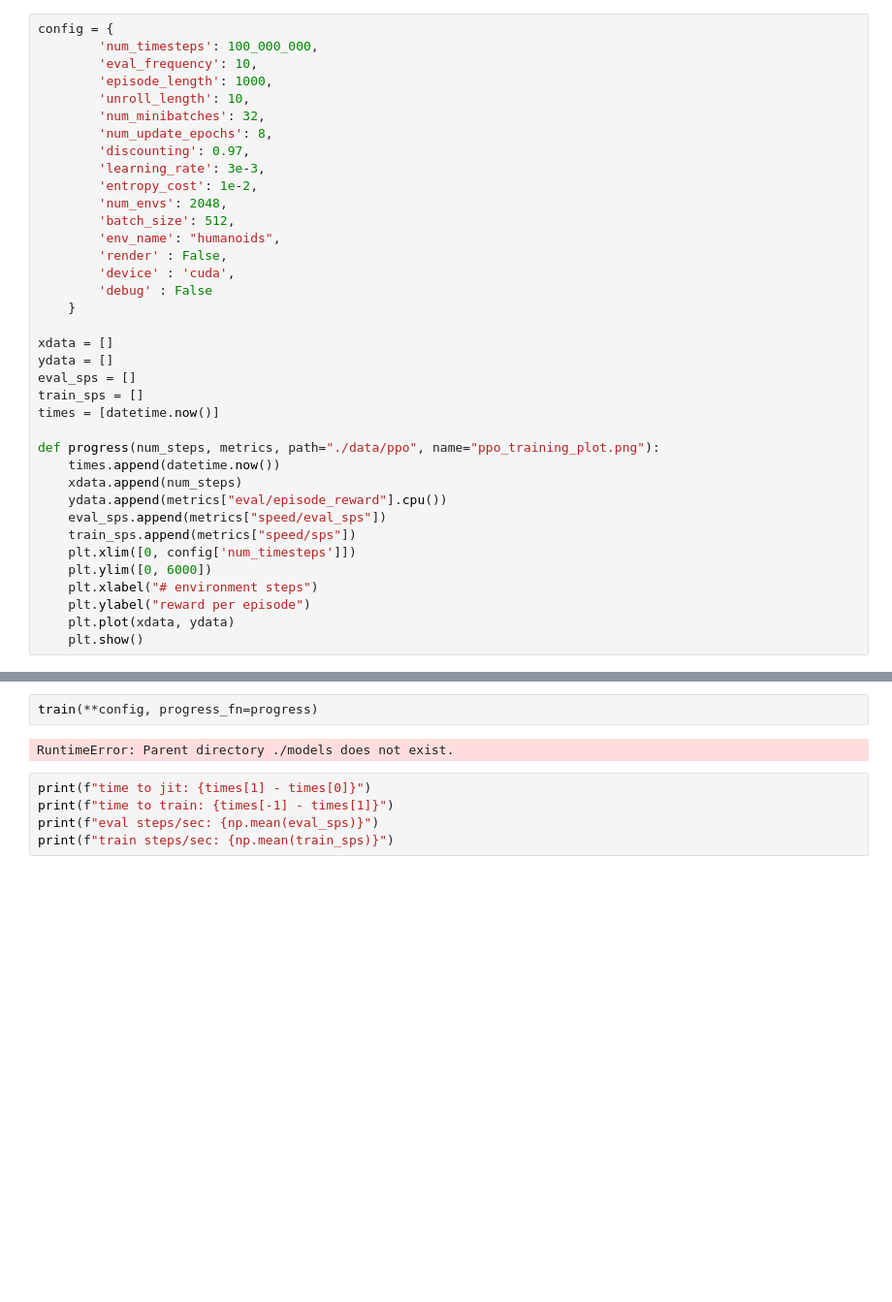
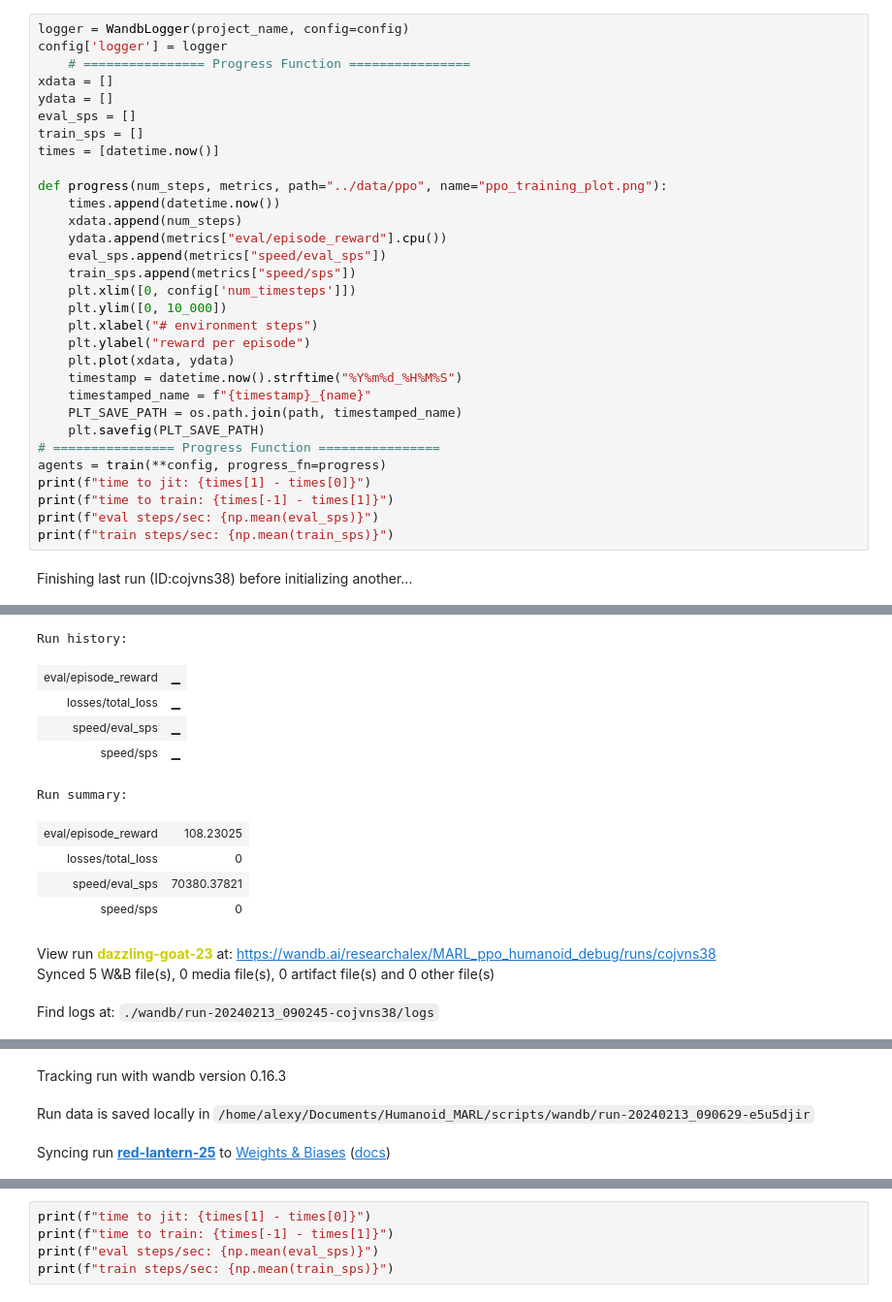
Before and after one commit to Alexyskoutnev/Humanoid_MARL, a Jupyter notebook: scripts/train.ipynb, the cells around one changed output, grey strips where cells are left out. Shown at 97% size. Saved outputs shown, nothing was run; the diff lists cells and outputs as text; blank space fills up the shorter version.

Commit message:
Working notebook training script to train in memory

```diff
--- a/scripts/train.ipynb
+++ b/scripts/train.ipynb
@@ -9,37 +45,33 @@ from Humanoid_MARL.agent.ppo.train_torch import train
 # %%
-config = {
-        'num_timesteps': 100_000_000,
-        'eval_frequency': 10,
-        'episode_length': 1000,
-        'unroll_length': 10,
-        'num_minibatches': 32,
-        'num_update_epochs': 8,
-        'discounting': 0.97,
-        'learning_rate': 3e-3,
-        'entropy_cost': 1e-2,
-        'num_envs': 2048,
-        'batch_size': 512,
-        'env_name': "humanoids",
-        'render' : False,
-        'device' : 'cuda',
-        'debug' : False
-    }
-
+logger = WandbLogger(project_name, config=config)
+config['logger'] = logger
+    # ================ Progress Function ================
 xdata = []
 ydata = []
 eval_sps = []
 train_sps = []
 times = [datetime.now()]
 
-def progress(num_steps, metrics, path="./data/ppo", name="ppo_training_plot.png"):
+def progress(num_steps, metrics, path="../data/ppo", name="ppo_training_plot.png"):
     times.append(datetime.now())
     xdata.append(num_steps)
     ydata.append(metrics["eval/episode_reward"].cpu())
     eval_sps.append(metrics["speed/eval_sps"])
     train_sps.append(metrics["speed/sps"])
     plt.xlim([0, config['num_timesteps']])
-    plt.ylim([0, 6000])
+    plt.ylim([0, 10_000])
     plt.xlabel("# environment steps")
     plt.ylabel("reward per episode")
     plt.plot(xdata, ydata)
-    plt.show()
+    timestamp = datetime.now().strftime("%Y%m%d_%H%M%S")
+    timestamped_name = f"{timestamp}_{name}"
+    PLT_SAVE_PATH = os.path.join(path, timestamped_name)
+    plt.savefig(PLT_SAVE_PATH)
+# ================ Progress Function ================
+agents = train(**config, progress_fn=progress)
+print(f"time to jit: {times[1] - times[0]}")
+print(f"time to train: {times[-1] - times[1]}")
+print(f"eval steps/sec: {np.mean(eval_sps)}")
+print(f"train steps/sec: {np.mean(train_sps)}")
+# %% [output]
+Finishing last run (ID:cojvns38) before initializing another...
@@ -45,0 +79,13 @@ def progress(num_steps, metrics, path="./data/ppo", name="ppo_training_plot.png"
+Run history:
+| eval/episode_reward | ▁ |
+| losses/total_loss | ▁ |
+| speed/eval_sps | ▁ |
+| speed/sps | ▁ |
+Run summary:
+| eval/episode_reward | 108.23025 |
+| losses/total_loss | 0 |
+| speed/eval_sps | 70380.37821 |
+| speed/sps | 0 |
+View run dazzling-goat-23 at: https://wandb.ai/researchalex/MARL_ppo_humanoid_debug/runs/cojvns38
+Synced 5 W&B file(s), 0 media file(s), 0 artifact file(s) and 0 other file(s)
+Find logs at: ./wandb/run-20240213_090245-cojvns38/logs
@@ -45,0 +93,3 @@ def progress(num_steps, metrics, path="./data/ppo", name="ppo_training_plot.png"
+Tracking run with wandb version 0.16.3
+Run data is saved locally in /home/alexy/Documents/Humanoid_MARL/scripts/wandb/run-20240213_090629-e5u5djir
+Syncing run red-lantern-25 to Weights & Biases (docs)
@@ -46,7 +97,3 @@ def progress(num_steps, metrics, path="./data/ppo", name="ppo_training_plot.png"
-# %%
-train(**config, progress_fn=progress)
-# %% [output]
-RuntimeError: Parent directory ./models does not exist.
 # %%
 print(f"time to jit: {times[1] - times[0]}")
 print(f"time to train: {times[-1] - times[1]}")
```
Also changed, not shown: parts of 4 cells of this notebook, 8 other files.
